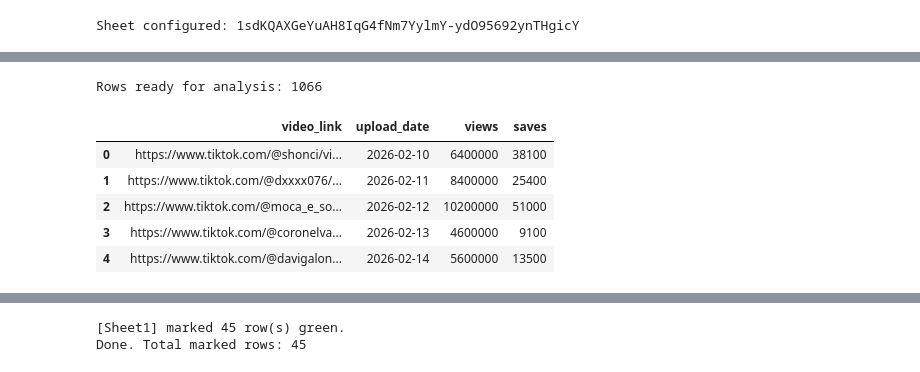
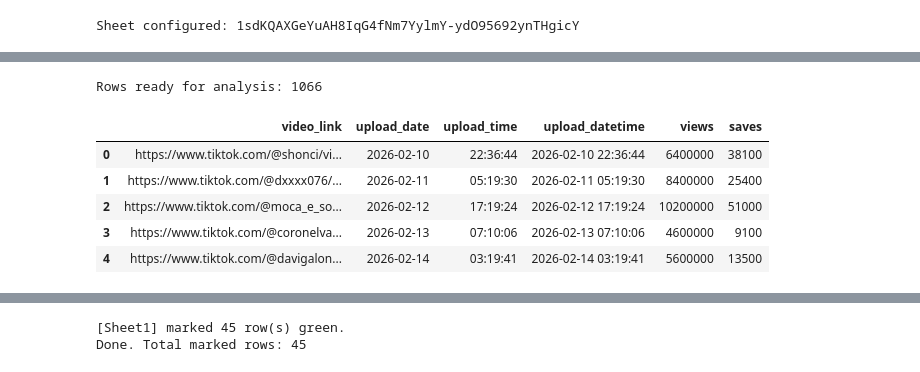
Before and after one commit to alibusinessali07/Tiktok, a Jupyter notebook: check.ipynb, the cells around one changed output, grey strips where cells are left out. Cells and saved outputs as stored; diff of their text form; code cells hidden in the pictures.

```diff
--- a/check.ipynb
+++ b/check.ipynb
@@ -172,8 +172,19 @@ if missing:
         f'Found columns: {list(raw_df.columns)}'
     )
 
-videos_df = raw_df.rename(columns={v: k for k, v in column_map.items()}).copy()
-videos_df = videos_df[['video_link', 'upload_date', 'views', 'saves']]
+upload_time_col = pick_column_name(
+    raw_df.columns,
+    ['upload_time', 'upload time', 'time', 'posted_time', 'post_time', 'created_time'],
+)
+
+rename_map = {v: k for k, v in column_map.items()}
+if upload_time_col:
+    rename_map[upload_time_col] = 'upload_time'
+
+videos_df = raw_df.rename(columns=rename_map).copy()
+if 'upload_time' not in videos_df.columns:
+    videos_df['upload_time'] = ''
+videos_df = videos_df[['video_link', 'upload_date', 'upload_time', 'views', 'saves']]
 
 print(f'Loaded tab: {selected_tab_title}')
 print(f'Header row: {header_row_1_based}')
@@ -192,31 +203,37 @@ Rows loaded (excluding header): 1066
 # %%
 # Clean core fields and keep rows needed for analysis
 def to_number(series: pd.Series) -> pd.Series:
     cleaned = (
         series.astype(str)
         .str.replace(',', '', regex=False)
         .str.replace(r'[^0-9.-]', '', regex=True)
         .str.strip()
     )
     return pd.to_numeric(cleaned, errors='coerce').fillna(0)
 
 analysis_df = videos_df.copy()
 analysis_df['video_link'] = analysis_df['video_link'].astype(str).str.strip()
 analysis_df['views'] = to_number(analysis_df['views']).astype(int)
 analysis_df['saves'] = to_number(analysis_df['saves']).astype(int)
-analysis_df['upload_date'] = pd.to_datetime(analysis_df['upload_date'], errors='coerce')
+analysis_df['upload_date'] = pd.to_datetime(analysis_df['upload_date'], errors='coerce').dt.normalize()
+upload_time_parsed = pd.to_datetime(
+    analysis_df['upload_time'].astype(str).str.strip(),
+    errors='coerce',
+)
+analysis_df['upload_time'] = upload_time_parsed.dt.strftime('%H:%M:%S').fillna('00:00:00')
 analysis_df = analysis_df.dropna(subset=['upload_date'])
+analysis_df['upload_datetime'] = analysis_df['upload_date'] + pd.to_timedelta(analysis_df['upload_time'])
 analysis_df = analysis_df[analysis_df['video_link'] != '']
-analysis_df = analysis_df.sort_values('upload_date').reset_index(drop=True)
+analysis_df = analysis_df.sort_values('upload_datetime').reset_index(drop=True)
 
 print(f'Rows ready for analysis: {len(analysis_df)}')
-analysis_df[['video_link', 'upload_date', 'views', 'saves']].head()
+analysis_df[['video_link', 'upload_date', 'upload_time', 'upload_datetime', 'views', 'saves']].head()
 # %% [output]
 Rows ready for analysis: 1066
-|  | video_link | upload_date | views | saves |
-| 0 | https://www.tiktok.com/@shonci/vi... | 2026-02-10 | 6400000 | 38100 |
-| 1 | https://www.tiktok.com/@dxxxx076/... | 2026-02-11 | 8400000 | 25400 |
-| 2 | https://www.tiktok.com/@moca_e_so... | 2026-02-12 | 10200000 | 51000 |
-| 3 | https://www.tiktok.com/@coronelva... | 2026-02-13 | 4600000 | 9100 |
-| 4 | https://www.tiktok.com/@davigalon... | 2026-02-14 | 5600000 | 13500 |
+|  | video_link | upload_date | upload_time | upload_datetime | views | saves |
+| 0 | https://www.tiktok.com/@shonci/vi... | 2026-02-10 | 22:36:44 | 2026-02-10 22:36:44 | 6400000 | 38100 |
+| 1 | https://www.tiktok.com/@dxxxx076/... | 2026-02-11 | 05:19:30 | 2026-02-11 05:19:30 | 8400000 | 25400 |
+| 2 | https://www.tiktok.com/@moca_e_so... | 2026-02-12 | 17:19:24 | 2026-02-12 17:19:24 | 10200000 | 51000 |
+| 3 | https://www.tiktok.com/@coronelva... | 2026-02-13 | 07:10:06 | 2026-02-13 07:10:06 | 4600000 | 9100 |
+| 4 | https://www.tiktok.com/@davigalon... | 2026-02-14 | 03:19:41 | 2026-02-14 03:19:41 | 5600000 | 13500 |
 # %%
```
Also changed, not shown: parts of 3 cells of this notebook, 5 other files.
